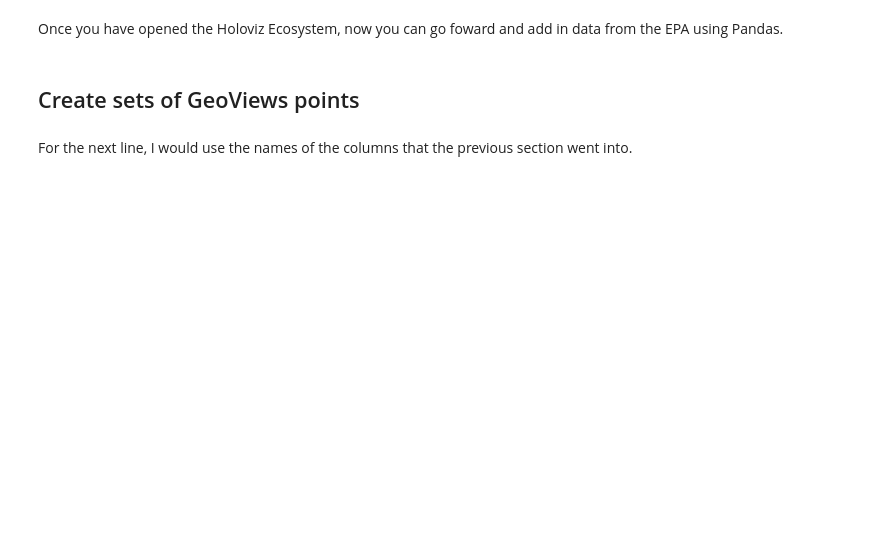
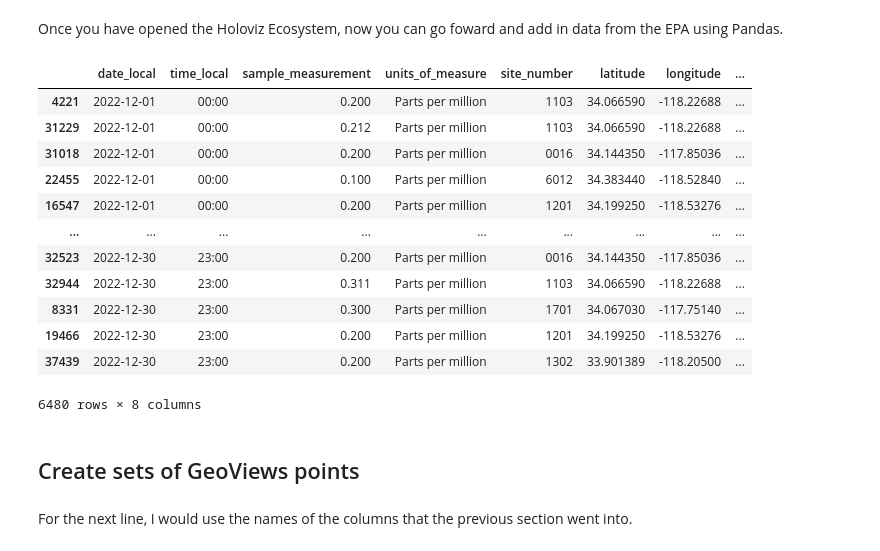
Before and after one commit to DAES433533/donder-cookbook, a Jupyter notebook: notebooks/sd_airquality.ipynb, the cells around one changed output. Drawn from its saved outputs; the diff is of its cells as text; code cells hidden in the pictures; blank space fills up the shorter version.

```diff
--- a/notebooks/sd_airquality.ipynb
+++ b/notebooks/sd_airquality.ipynb
@@ -127,4 +184,4 @@ Just like in Notebook 1, take a check at the plotting data in its original forma
 # %% [markdown]
 Lets look at Los Angeles County.
 # %%
-#COca = co.loc[ozone['county'] == 'Los Angeles', ['date_local', 'time_local', 'sample_measurement', 'units_of_measure', 'site_number', 'latitude', 'longitude']]
+coca = co.loc[co['county'] == 'Los Angeles', ['date_local', 'time_local', 'sample_measurement', 'units_of_measure', 'site_number', 'latitude', 'longitude']]
@@ -133,5 +204,5 @@ Lets look at Los Angeles County.
 # %% [markdown]
 Just like in notebook 1, lets make sure the data frame for California is chronological order.
 # %%
-#COca['datetime'] = pd.to_datetime(COca['date_local'] + ' ' + COca['time_local'])
-#COca = COca.sort_values(by='datetime')
+coca['datetime'] = pd.to_datetime(coca['date_local'] + ' ' + coca['time_local'])
+coca = coca.sort_values(by='datetime')
@@ -162,3 +243,19 @@ Once you have opened the Holoviz Ecosystem, now you can go foward and add in dat
+# %%
+coca
+# %% [output]
+|  | date_local | time_local | sample_measurement | units_of_measure | site_number | latitude | longitude | ... |
+| 4221 | 2022-12-01 | 00:00 | 0.200 | Parts per million | 1103 | 34.066590 | -118.22688 | ... |
+| 31229 | 2022-12-01 | 00:00 | 0.212 | Parts per million | 1103 | 34.066590 | -118.22688 | ... |
+| 31018 | 2022-12-01 | 00:00 | 0.200 | Parts per million | 0016 | 34.144350 | -117.85036 | ... |
+| 22455 | 2022-12-01 | 00:00 | 0.100 | Parts per million | 6012 | 34.383440 | -118.52840 | ... |
+| 16547 | 2022-12-01 | 00:00 | 0.200 | Parts per million | 1201 | 34.199250 | -118.53276 | ... |
+| ... | ... | ... | ... | ... | ... | ... | ... | ... |
+| 32523 | 2022-12-30 | 23:00 | 0.200 | Parts per million | 0016 | 34.144350 | -117.85036 | ... |
+| 32944 | 2022-12-30 | 23:00 | 0.311 | Parts per million | 1103 | 34.066590 | -118.22688 | ... |
+| 8331 | 2022-12-30 | 23:00 | 0.300 | Parts per million | 1701 | 34.067030 | -117.75140 | ... |
+| 19466 | 2022-12-30 | 23:00 | 0.200 | Parts per million | 1201 | 34.199250 | -118.53276 | ... |
+| 37439 | 2022-12-30 | 23:00 | 0.200 | Parts per million | 1302 | 33.901389 | -118.20500 | ... |
+6480 rows × 8 columns
 # %% [markdown]
 ## Create sets of GeoViews points
 # %% [markdown]
```
Also changed, not shown: parts of 60 cells of this notebook.
